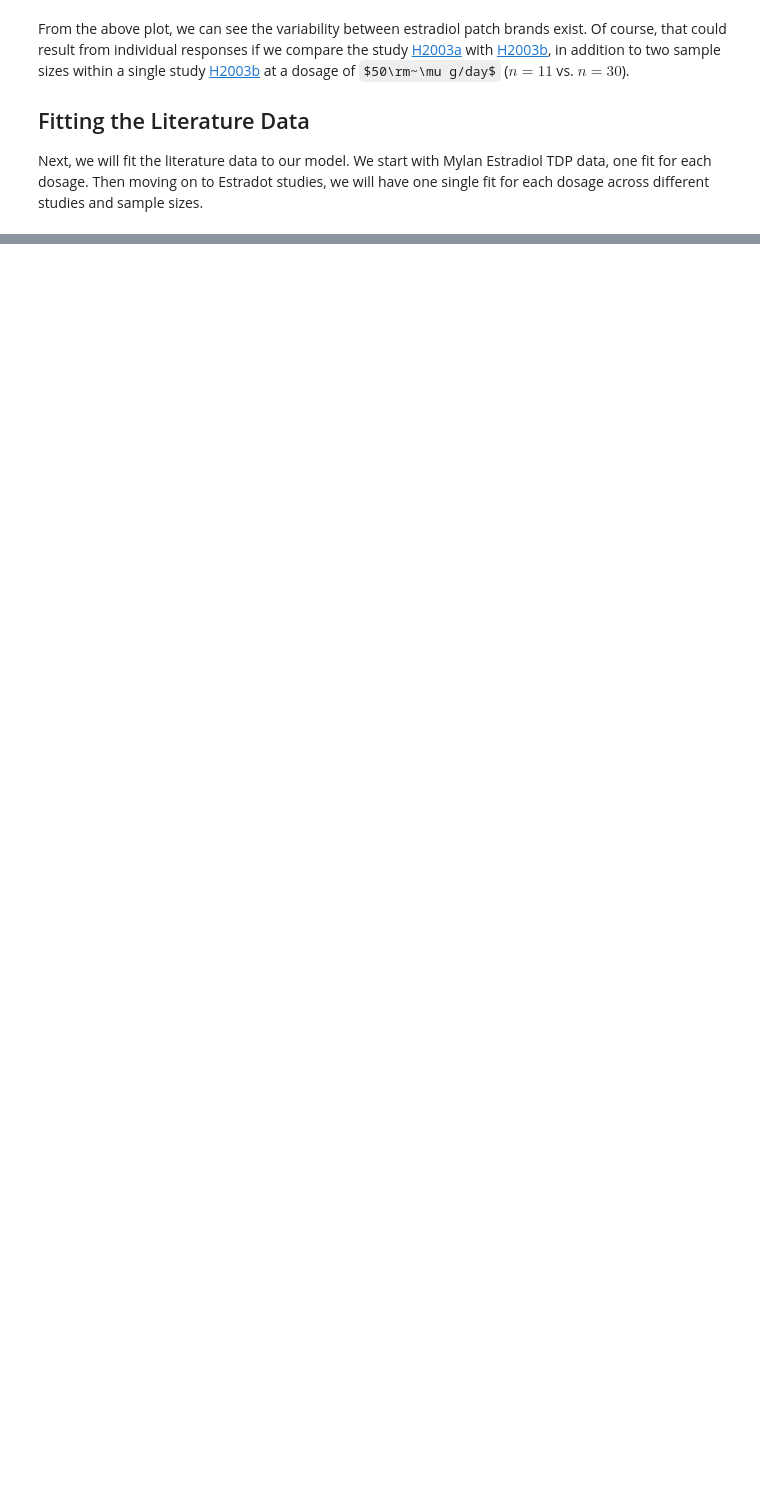
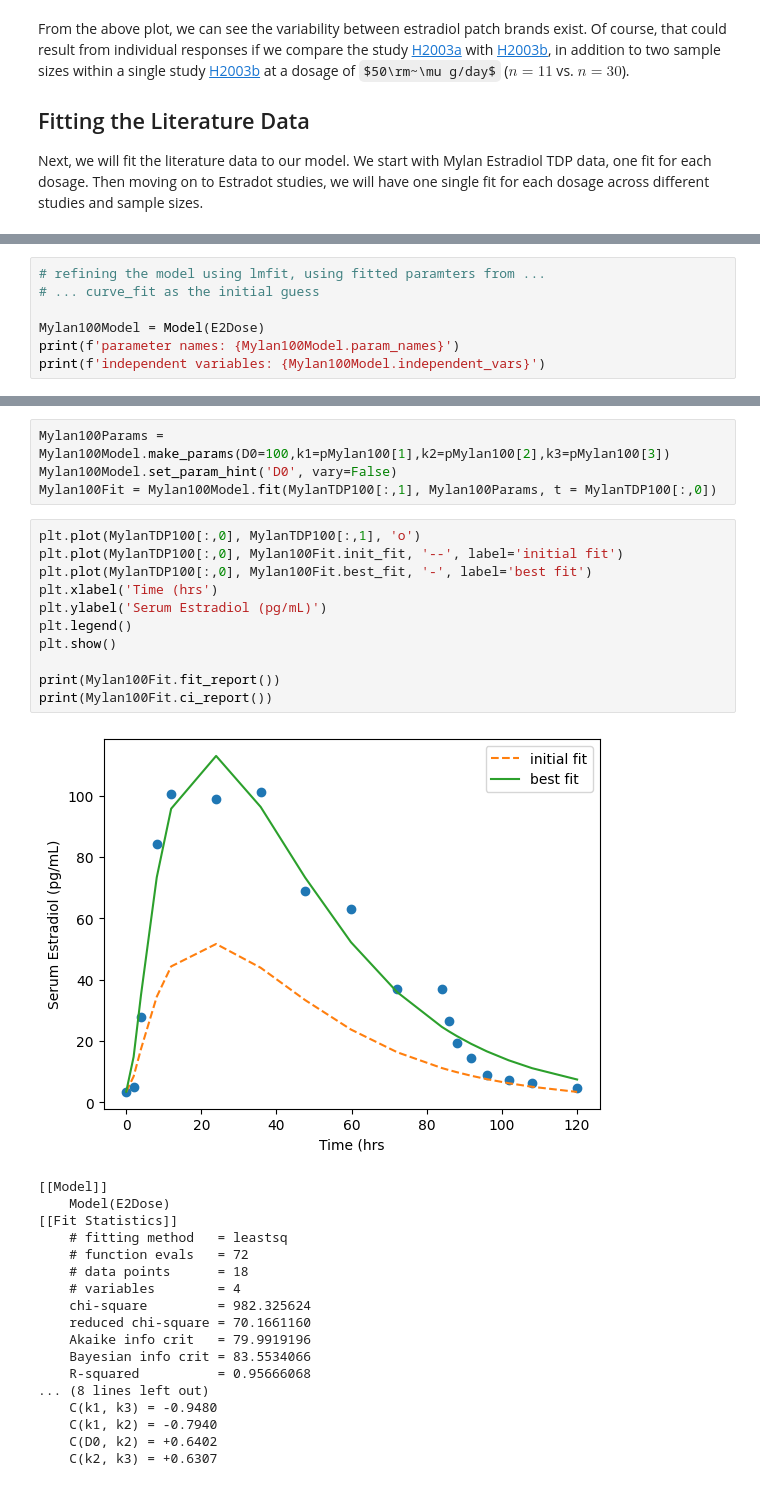
Before and after one commit to transturion/modeling, a Jupyter notebook: Serum_Estradiol_3-Compartment.ipynb, the cells around one changed output, grey strips where cells are left out. Drawn from its saved outputs; the diff is of its cells as text; some formulas as TeX source; blank space fills up the shorter version.

```diff
--- a/Serum_Estradiol_3-Compartment.ipynb
+++ b/Serum_Estradiol_3-Compartment.ipynb
@@ -145,0 +203,7 @@ Next, we will fit the literature data to our model. We start with Mylan Estradio
+# %%
+# refining the model using lmfit, using fitted paramters from ...
+# ... curve_fit as the initial guess
+
+Mylan100Model = Model(E2Dose)
+print(f'parameter names: {Mylan100Model.param_names}')
+print(f'independent variables: {Mylan100Model.independent_vars}')
@@ -145,0 +213,34 @@ Next, we will fit the literature data to our model. We start with Mylan Estradio
+# %%
+Mylan100Params = Mylan100Model.make_params(D0=100,k1=pMylan100[1],k2=pMylan100[2],k3=pMylan100[3])
+Mylan100Model.set_param_hint('D0', vary=False)
+Mylan100Fit = Mylan100Model.fit(MylanTDP100[:,1], Mylan100Params, t = MylanTDP100[:,0])
+# %%
+plt.plot(MylanTDP100[:,0], MylanTDP100[:,1], 'o')
+plt.plot(MylanTDP100[:,0], Mylan100Fit.init_fit, '--', label='initial fit')
+plt.plot(MylanTDP100[:,0], Mylan100Fit.best_fit, '-', label='best fit')
+plt.xlabel('Time (hrs')
+plt.ylabel('Serum Estradiol (pg/mL)')
+plt.legend()
+plt.show()
+
+print(Mylan100Fit.fit_report())
+print(Mylan100Fit.ci_report())
+# %% [output]
+[figure, added]
+[[Model]]
+    Model(E2Dose)
+[[Fit Statistics]]
+    # fitting method   = leastsq
+    # function evals   = 72
+    # data points      = 18
+    # variables        = 4
+    chi-square         = 982.325624
+    reduced chi-square = 70.1661160
+    Akaike info crit   = 79.9919196
+    Bayesian info crit = 83.5534066
+    R-squared          = 0.95666068
+... (8 lines left out)
+    C(k1, k3) = -0.9480
+    C(k1, k2) = -0.7940
+    C(D0, k2) = +0.6402
+    C(k2, k3) = +0.6307
```
Also changed, not shown: parts of 13 cells of this notebook.
